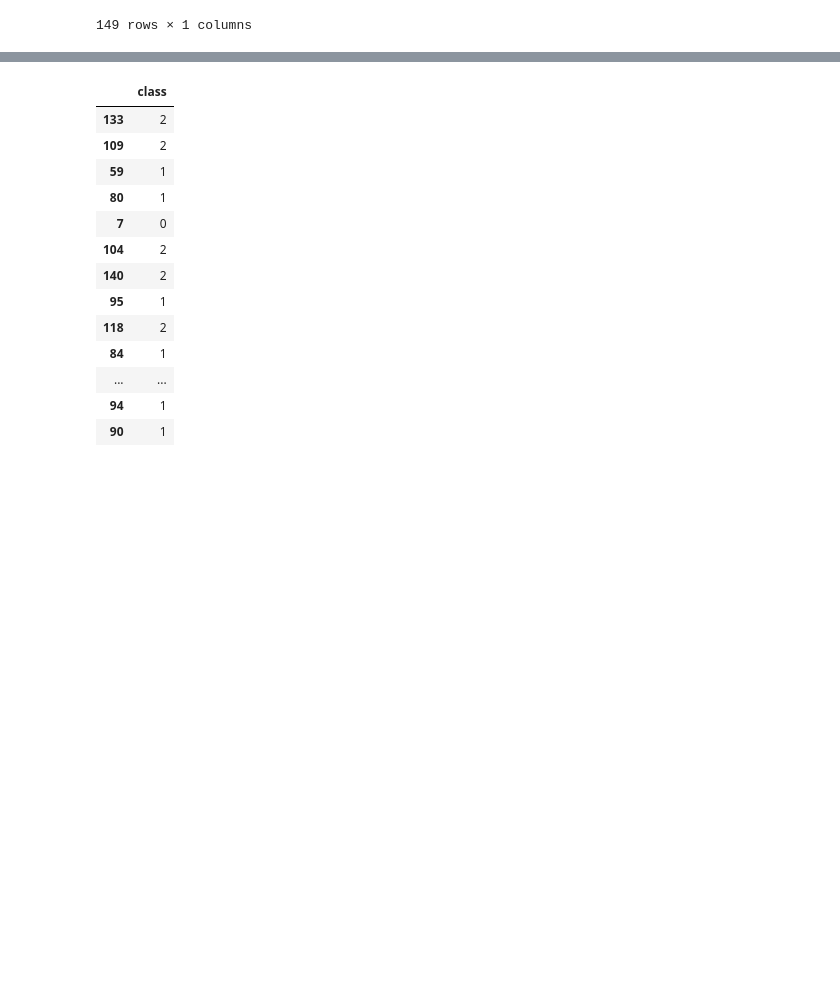
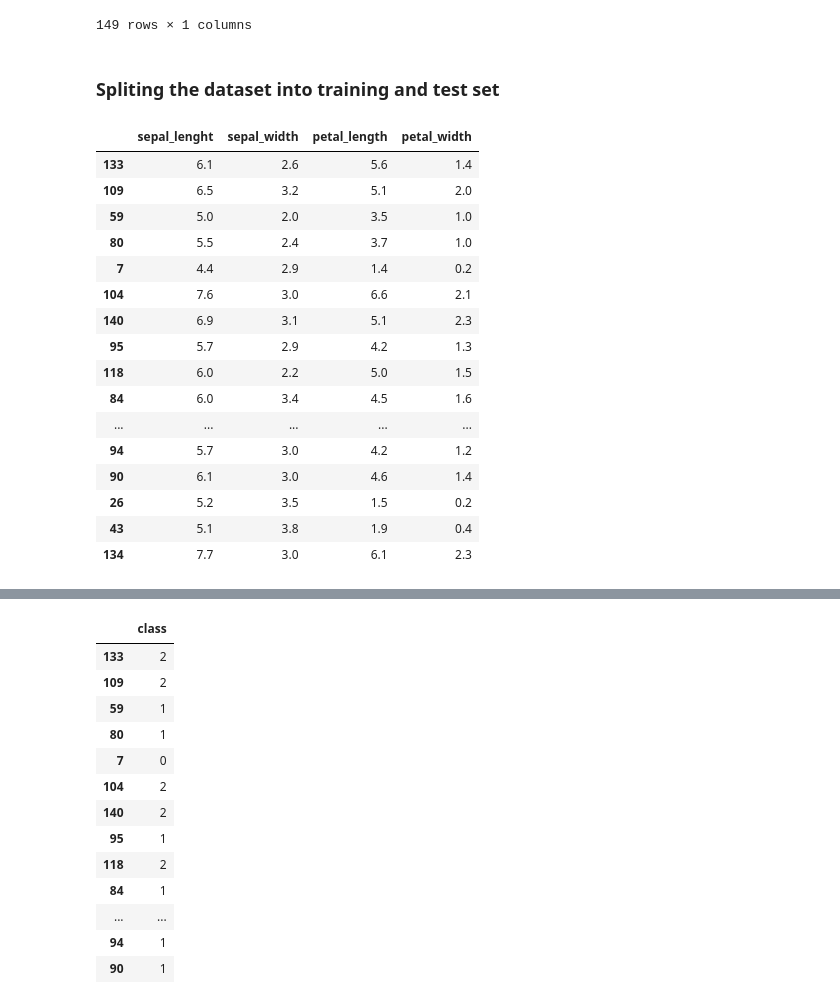
Before and after one commit to Ariyo05/Machine-Learning, a Jupyter notebook: IRIS -- KB.ipynb, the cells around one changed output, grey strips where cells are left out. Saved outputs shown, nothing was run; the diff lists cells and outputs as text; code cells hidden in the pictures; blank space fills up the shorter version.

```diff
--- a/IRIS -- KB.ipynb
+++ b/IRIS -- KB.ipynb
@@ -110,6 +119,28 @@ y
 | 147 | 2 |
 | 148 | 2 |
 149 rows × 1 columns
+# %% [markdown]
+###  Spliting the dataset into training and test set
 # %%
 from sklearn.model_selection import train_test_split
 X_train, X_test, y_train, y_test = train_test_split(X, y, test_size= 0.2, random_state=0)
+# %%
+X_test
+# %% [output]
+|  | sepal_lenght | sepal_width | petal_length | petal_width |
+| 133 | 6.1 | 2.6 | 5.6 | 1.4 |
+| 109 | 6.5 | 3.2 | 5.1 | 2.0 |
+| 59 | 5.0 | 2.0 | 3.5 | 1.0 |
+| 80 | 5.5 | 2.4 | 3.7 | 1.0 |
+| 7 | 4.4 | 2.9 | 1.4 | 0.2 |
+| 104 | 7.6 | 3.0 | 6.6 | 2.1 |
+| 140 | 6.9 | 3.1 | 5.1 | 2.3 |
+| 95 | 5.7 | 2.9 | 4.2 | 1.3 |
+| 118 | 6.0 | 2.2 | 5.0 | 1.5 |
+| 84 | 6.0 | 3.4 | 4.5 | 1.6 |
+| ... | ... | ... | ... | ... |
+| 94 | 5.7 | 3.0 | 4.2 | 1.2 |
+| 90 | 6.1 | 3.0 | 4.6 | 1.4 |
+| 26 | 5.2 | 3.5 | 1.5 | 0.2 |
+| 43 | 5.1 | 3.8 | 1.9 | 0.4 |
+| 134 | 7.7 | 3.0 | 6.1 | 2.3 |
```
Also changed, not shown: parts of 16 cells of this notebook.
